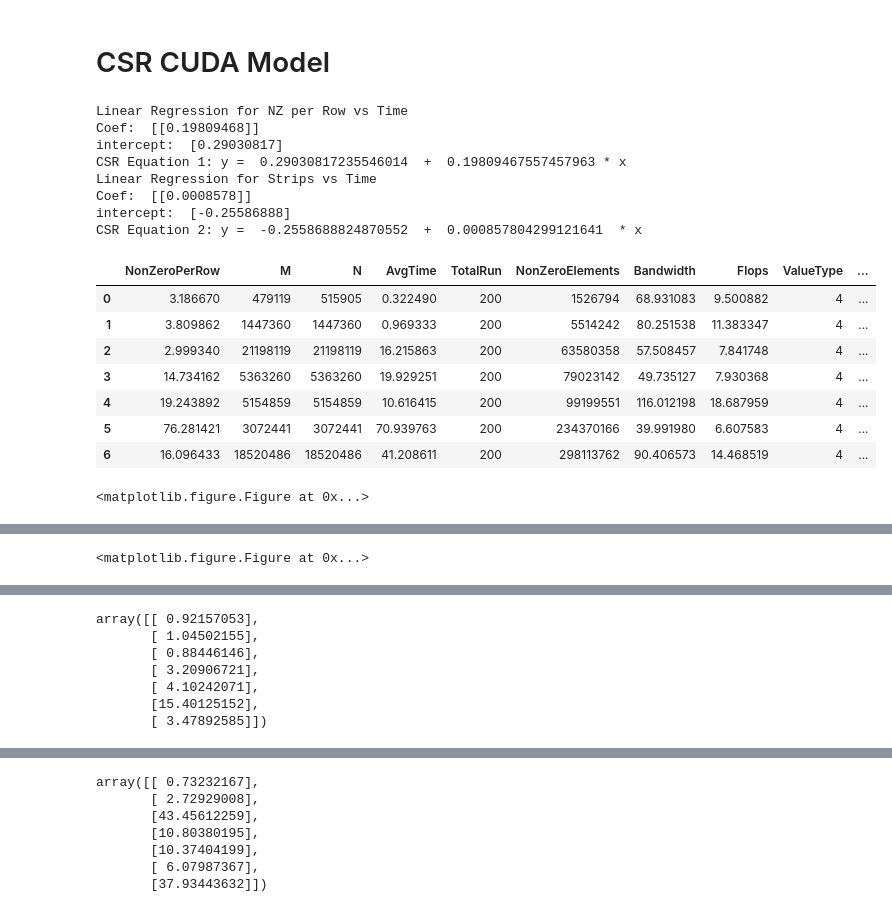
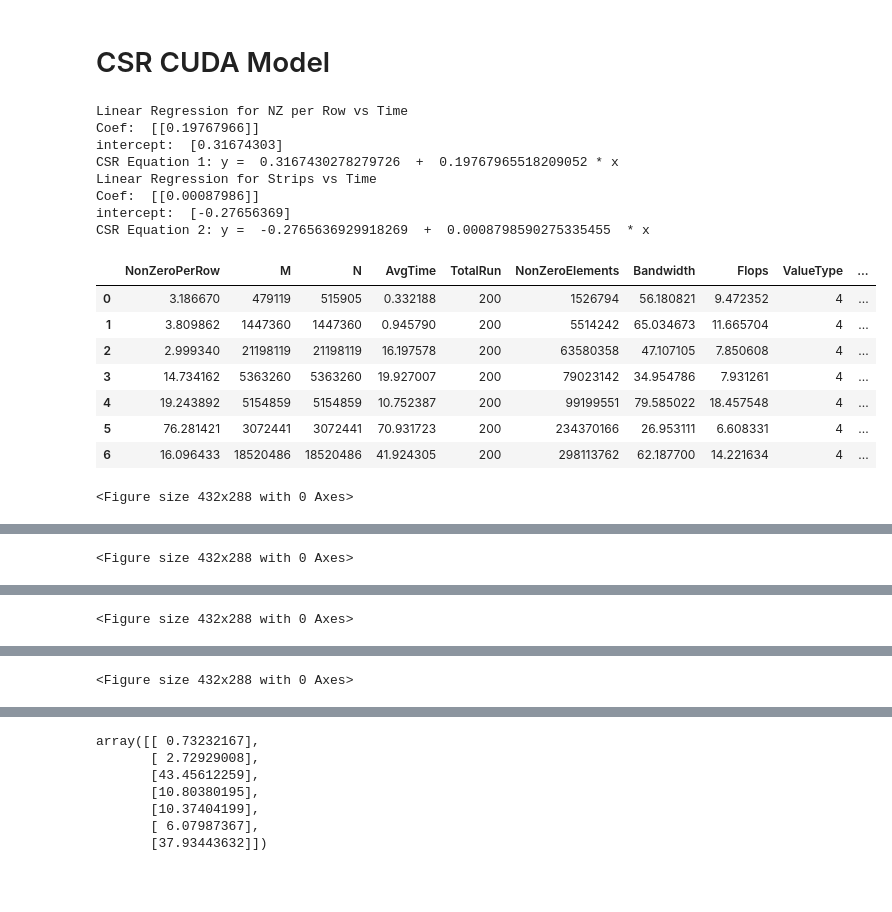
Before and after one commit to marufdsi/Benchmark_SpMV_using_CSR5, a Jupyter notebook: CSR5_SpMV_GPU_Plots.ipynb, the cells around one changed output, grey strips where cells are left out. Drawn from its saved outputs; the diff is of its cells as text; code cells hidden in the pictures; blank space fills up the shorter version.

```diff
--- a/CSR5_SpMV_GPU_Plots.ipynb
+++ b/CSR5_SpMV_GPU_Plots.ipynb
@@ -445,8 +490,9 @@ To use the future default and silence this warning we advise to pass `rcond=None
 # %% [markdown]
 # CSR CUDA Model
 # %%
-pdf = matplotlib.backends.backend_pdf.PdfPages("CSR_MPI_CUDA_Model_for_Floating_Point_4.pdf")
-data = pd.read_csv("../Benchmark_SpMV_using_CSR/spmv_cuda/CSR_MPI_CUDA_SpMV.csv")
+# pdf = matplotlib.backends.backend_pdf.PdfPages("CSR_CUDA_SpMV_CUSP_Model_for_Floating_Point_4.pdf")
+pdf = matplotlib.backends.backend_pdf.PdfPages("CSR_CUDA_SpMV_CUSPARSE_Model_for_Floating_Point_4.pdf")
+data = pd.read_csv("../Benchmark_SpMV_using_CSR/spmv_cuda/CSR_CUDA_SpMV.csv")
 
 strips = []
 for index, row in data.iterrows():
@@ -455,7 +501,9 @@ for index, row in data.iterrows():
 data['Strips'] = strips
 
 data = data[data["ValueType"] == 4]
-data = data[data["Strips"] > 450]
+data = data[data["Strips"] > 200]
+data = data[data["Type"] == "CUSPARSE"]
+# data = data[data["Type"] == "CUSP"]
 
 # Synthesis Data To Model NNZ Per Row vs Time
 nzData = data[data["M"] == 500000]
@@ -517,51 +565,70 @@ ax.set_xlabel("Number of Strips")
 ax.set_title("Number of Strips vs Time")
 ax.yaxis.grid()
 pdf.savefig(bbox_inches = 'tight')
+
+f = plt.figure()
+ax = stData.plot(kind="bar", x="Strips", y="Bandwidth", color='g', figsize=(30,6))
+ax.set_ylabel("GBs")
+ax.set_xlabel("Number of Strips")
+ax.set_title("Bandwidth of CUSPARSE SpMV")
+ax.yaxis.grid()
+pdf.savefig(bbox_inches = 'tight')
+
+f = plt.figure()
+ax = stData.plot(kind="bar", x="Strips", y="Flops", color='r', figsize=(30,6))
+ax.set_ylabel("GFlops")
+ax.set_xlabel("Number of Strips")
+ax.set_title("Floating Point Operation of CUSPARSE SpMV")
+ax.yaxis.grid()
+pdf.savefig(bbox_inches = 'tight')
+
 pdf.close()
 
 rdata = data[data["M"] != 500000]
 # rdata = rdata[rdata["M"] > 70000]
 rdata = rdata[rdata["N"] != 1000000]
 rdata = rdata[rdata['NonZeroPerRow'] != 4]
 rdata = rdata.groupby('NonZeroPerRow').mean()
 rdata = rdata.reset_index()
 rdata = rdata.sort_values(by=["NonZeroElements"])
 rdata = rdata.reset_index(drop=True)
 prediction = []
 error = []
 strips = []
 y1 = nzModel.predict(rdata[['NonZeroPerRow']])
 y3 = stModel.predict(rdata[['Strips']])
 i=0
 T2 = 0.735639
 while i<len(y1):
     T0 = (y1[i]/T2) * y3[i]
     prediction.append(T0[0])
     i = i+1
 
 rdata['Prediction'] = prediction
 for index, row in rdata.iterrows():
     error.append(row['Prediction']/row['AvgTime'])
 rdata['Error'] = error
+rdata.to_csv("CSR_CUDA_SpMV_Prediction.csv")
 rdata
 # %% [output]
 Linear Regression for NZ per Row vs Time
-Coef:  [[0.19809468]]
-intercept:  [0.29030817]
-CSR Equation 1: y =  0.29030817235546014  +  0.19809467557457963 * x
+Coef:  [[0.19767966]]
+intercept:  [0.31674303]
+CSR Equation 1: y =  0.3167430278279726  +  0.19767965518209052 * x
 Linear Regression for Strips vs Time
-Coef:  [[0.0008578]]
-intercept:  [-0.25586888]
-CSR Equation 2: y =  -0.2558688824870552  +  0.000857804299121641  * x
+Coef:  [[0.00087986]]
+intercept:  [-0.27656369]
+CSR Equation 2: y =  -0.2765636929918269  +  0.0008798590275335455  * x
 |  | NonZeroPerRow | M | N | AvgTime | TotalRun | NonZeroElements | Bandwidth | Flops | ValueType | ... |
-| 0 | 3.186670 | 479119 | 515905 | 0.322490 | 200 | 1526794 | 68.931083 | 9.500882 | 4 | ... |
-| 1 | 3.809862 | 1447360 | 1447360 | 0.969333 | 200 | 5514242 | 80.251538 | 11.383347 | 4 | ... |
-| 2 | 2.999340 | 21198119 | 21198119 | 16.215863 | 200 | 63580358 | 57.508457 | 7.841748 | 4 | ... |
-| 3 | 14.734162 | 5363260 | 5363260 | 19.929251 | 200 | 79023142 | 49.735127 | 7.930368 | 4 | ... |
-| 4 | 19.243892 | 5154859 | 5154859 | 10.616415 | 200 | 99199551 | 116.012198 | 18.687959 | 4 | ... |
-| 5 | 76.281421 | 3072441 | 3072441 | 70.939763 | 200 | 234370166 | 39.991980 | 6.607583 | 4 | ... |
-| 6 | 16.096433 | 18520486 | 18520486 | 41.208611 | 200 | 298113762 | 90.406573 | 14.468519 | 4 | ... |
+| 0 | 3.186670 | 479119 | 515905 | 0.332188 | 200 | 1526794 | 56.180821 | 9.472352 | 4 | ... |
+| 1 | 3.809862 | 1447360 | 1447360 | 0.945790 | 200 | 5514242 | 65.034673 | 11.665704 | 4 | ... |
+| 2 | 2.999340 | 21198119 | 21198119 | 16.197578 | 200 | 63580358 | 47.107105 | 7.850608 | 4 | ... |
+| 3 | 14.734162 | 5363260 | 5363260 | 19.927007 | 200 | 79023142 | 34.954786 | 7.931261 | 4 | ... |
+| 4 | 19.243892 | 5154859 | 5154859 | 10.752387 | 200 | 99199551 | 79.585022 | 18.457548 | 4 | ... |
+| 5 | 76.281421 | 3072441 | 3072441 | 70.931723 | 200 | 234370166 | 26.953111 | 6.608331 | 4 | ... |
+| 6 | 16.096433 | 18520486 | 18520486 | 41.924305 | 200 | 298113762 | 62.187700 | 14.221634 | 4 | ... |
-<matplotlib.figure.Figure at 0x...>
+<Figure size 432x288 with 0 Axes>
 [drawing not drawn]
-<matplotlib.figure.Figure at 0x...>
+<Figure size 432x288 with 0 Axes>
 [drawing not drawn]
+<Figure size 432x288 with 0 Axes>
@@ -567,0 +636 @@ CSR Equation 2: y =  -0.2558688824870552  +  0.000857804299121641  * x
+<Figure size 432x288 with 0 Axes>
@@ -568,10 +637,0 @@ CSR Equation 2: y =  -0.2558688824870552  +  0.000857804299121641  * x
-# %%
-y1
-# %% [output]
-array([[ 0.92157053],
-       [ 1.04502155],
-       [ 0.88446146],
-       [ 3.20906721],
-       [ 4.10242071],
-       [15.40125152],
-       [ 3.47892585]])
```
Also changed, not shown: parts of 12 cells of this notebook, 6 other files.
